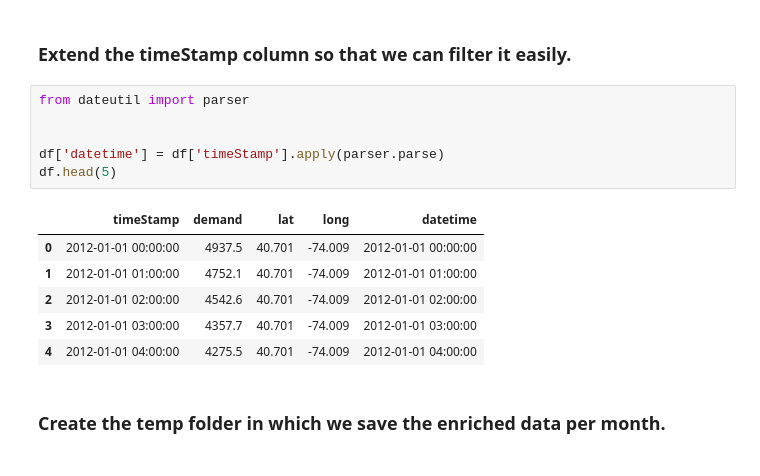
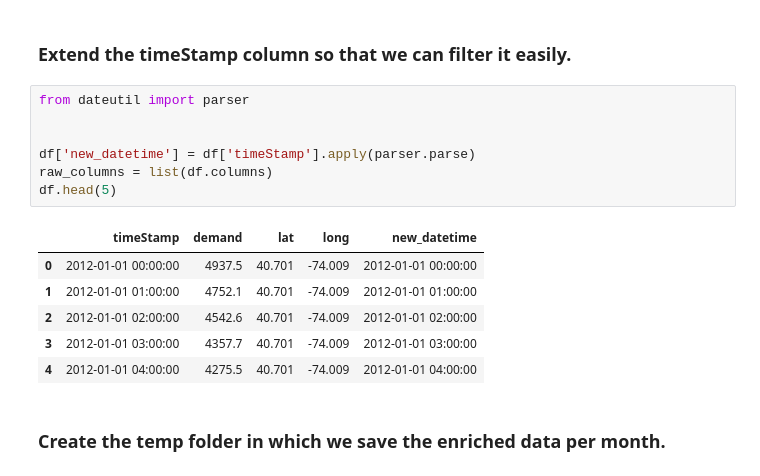
Before and after one commit to Azure/OpenDatasetsNotebooks, a Jupyter notebook: tutorials/energy-join/01-energy-join-weather-in-pandas.ipynb, the cells around one changed output. Cells and saved outputs as stored; diff of their text form.

```diff
--- a/tutorials/energy-join/01-energy-join-weather-in-pandas.ipynb
+++ b/tutorials/energy-join/01-energy-join-weather-in-pandas.ipynb
@@ -63,11 +63,12 @@ df.head(5)
 # %%
 from dateutil import parser
 
 
-df['datetime'] = df['timeStamp'].apply(parser.parse)
+df['new_datetime'] = df['timeStamp'].apply(parser.parse)
+raw_columns = list(df.columns)
 df.head(5)
 # %% [output]
-|  | timeStamp | demand | lat | long | datetime |
+|  | timeStamp | demand | lat | long | new_datetime |
 | 0 | 2012-01-01 00:00:00 | 4937.5 | 40.701 | -74.009 | 2012-01-01 00:00:00 |
 | 1 | 2012-01-01 01:00:00 | 4752.1 | 40.701 | -74.009 | 2012-01-01 01:00:00 |
 | 2 | 2012-01-01 02:00:00 | 4542.6 | 40.701 | -74.009 | 2012-01-01 02:00:00 |
```
Also changed, not shown: parts of 7 cells of this notebook.
